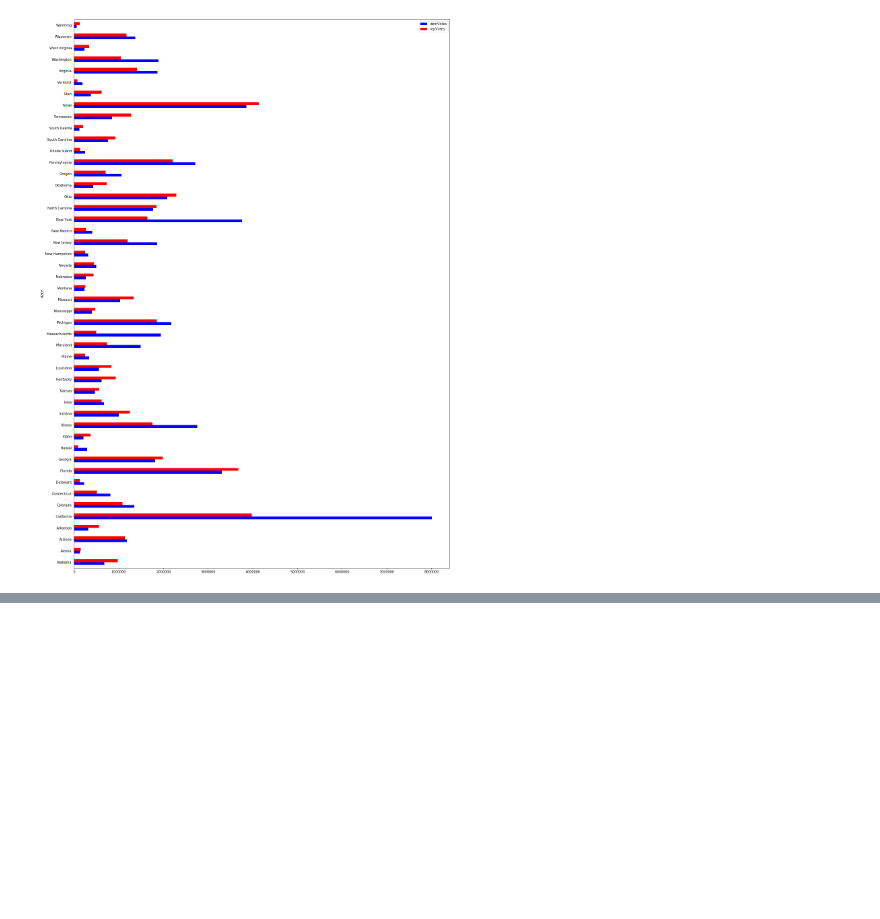
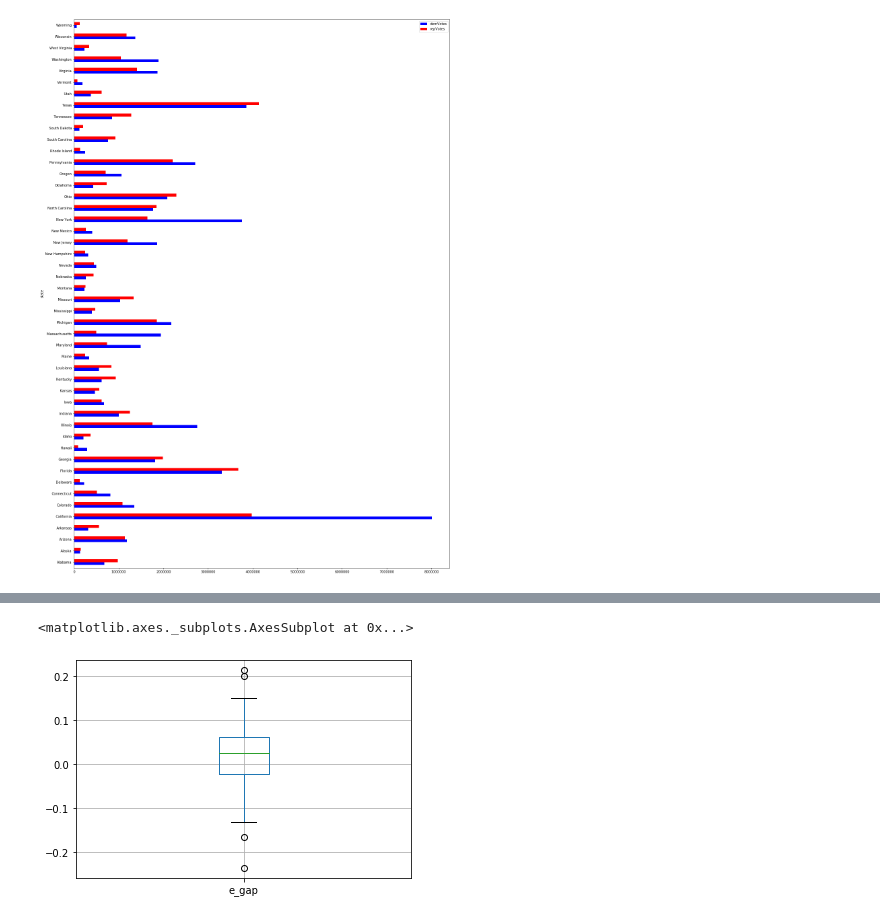
Before and after one commit to dpalencia/cs541g3, a Jupyter notebook: Notebooks/Data Understanding/Data Understanding - U.S. House 1976 - 2018.ipynb, the cells around one changed output, grey strips where cells are left out. Saved outputs shown, nothing was run; the diff lists cells and outputs as text; code cells hidden in the pictures; blank space fills up the shorter version.

```diff
--- a/Notebooks/Data Understanding/Data Understanding - U.S. House 1976 - 2018.ipynb
+++ b/Notebooks/Data Understanding/Data Understanding - U.S. House 1976 - 2018.ipynb
@@ -184,0 +337,5 @@ votesState.describe()
+# %%
+vote_counts_bystate.boxplot(column="e_gap")
+# %% [output]
+<matplotlib.axes._subplots.AxesSubplot at 0x...>
+[figure, added]
```
Also changed, not shown: parts of 12 cells of this notebook, 1 other file.
